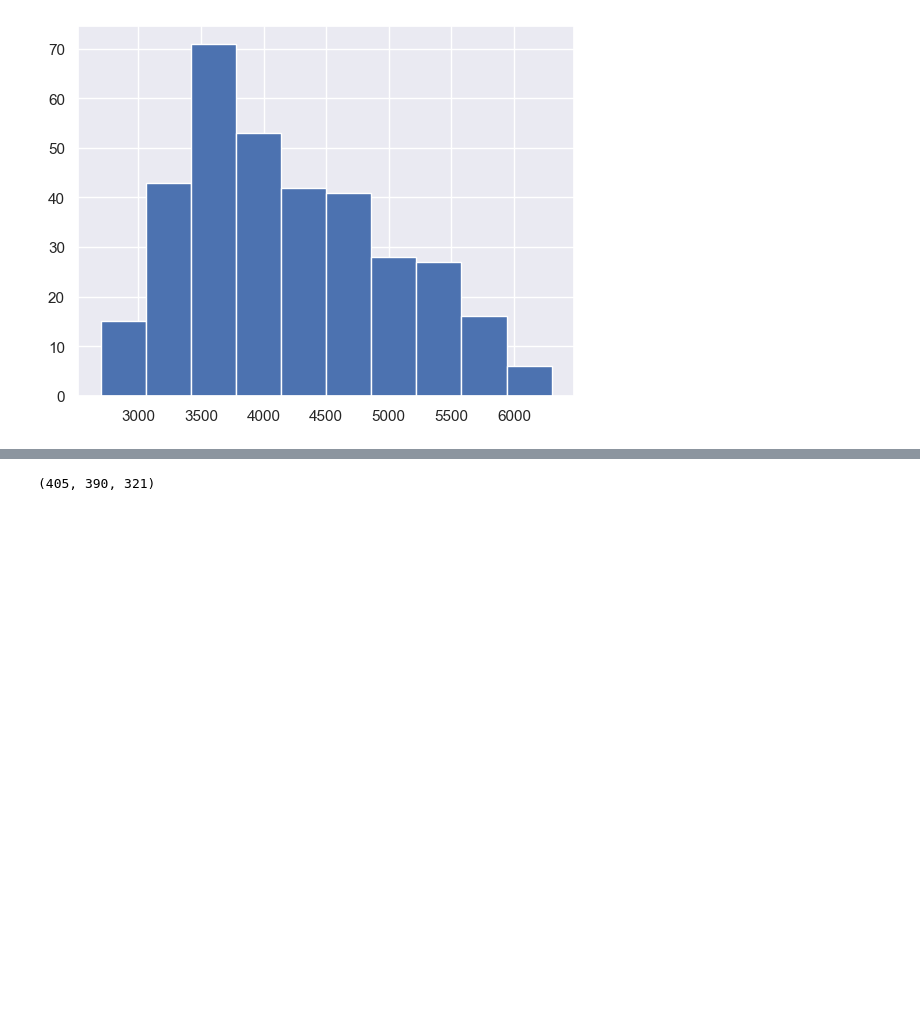
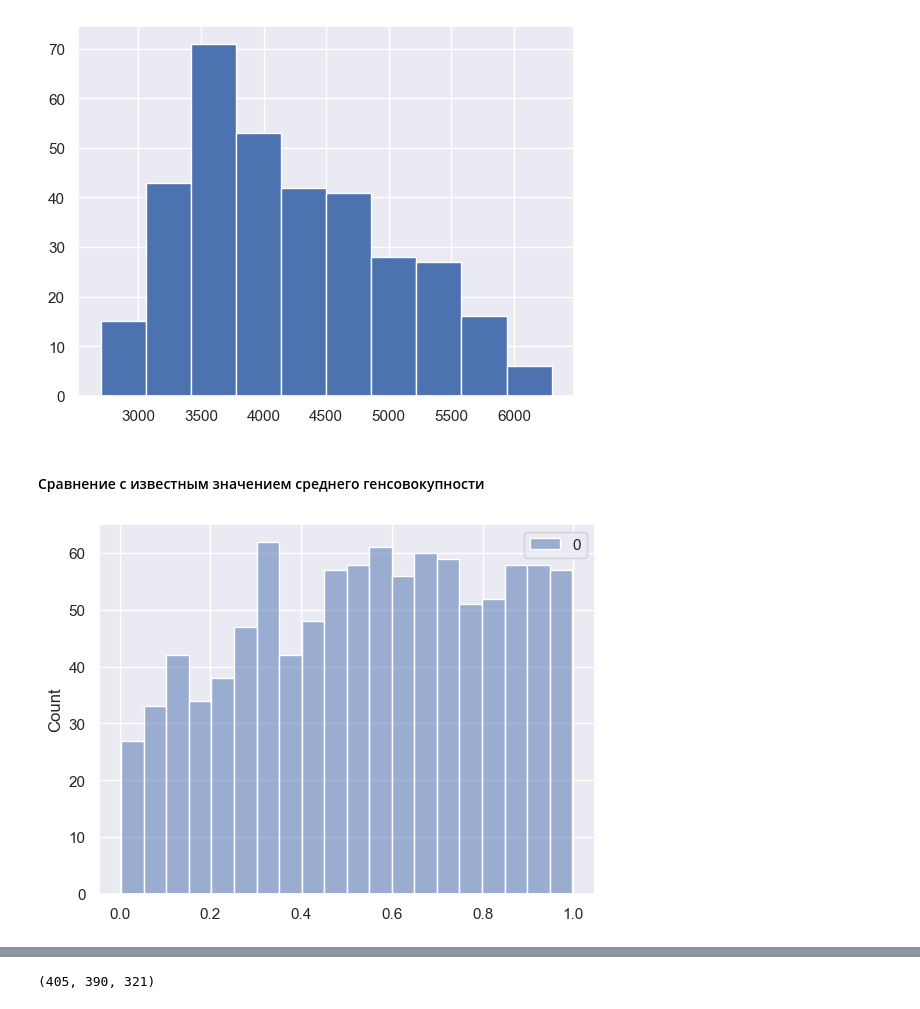
Before and after one commit to gbrs/ipython_notebook_probes, a Jupyter notebook: Probe.ipynb, the cells around one changed output, grey strips where cells are left out. Saved outputs shown, nothing was run; the diff lists cells and outputs as text; code cells hidden in the pictures; blank space fills up the shorter version.

Commit message:
start studying the effect of sample size on statistical tests

```diff
--- a/Probe.ipynb
+++ b/Probe.ipynb
@@ -1017,13 +1025,3 @@ rle_encode('WWWWWWWWWBBBWWWWWWWWWWWWWWWWWWWWWWWWBWWWWWWWWWWWWWW')
 import scipy.stats as sps
 # %%
 df = sns.load_dataset('penguins')
-# %%
-# t-тест сравнения с известным значением
-# чем больше выборка тем чаще p-value = nan. Почему не понял
-N = 1000
-p_values = pd.DataFrame([0] * N)
-for i in range(N):
-    p_values.iloc[i] = sps.ttest_1samp(df.body_mass_g.sample(100), df.body_mass_g.mean())[1]
-    # print(p_values)
-print(p_values.isnull().sum())
-sns.histplot(p_values, bins=20);
@@ -1034,10 +1027,0 @@ dtype: int64
-# %%
-# не нашел одновыборочных критериев для сравнения с известным значением кроме ttest_1samp
-# можно ли в 2-хвыборочный критерий Вилкоксона запихать массив из известных значений :)
-N = 1000
-p_values = pd.DataFrame([0] * N)
-for i in range(N):
-    p_values.iloc[i] = sps.wilcoxon(df.body_mass_g.sample(10), [df.body_mass_g.mean()] * 10)[1]
-    # print(p_values)
-print(p_values.isnull().sum())
-sns.histplot(p_values, bins=20);
@@ -1048,9 +1027,0 @@ dtype: int64
-# %%
-# о сущности теста Колмогорова-мирнова я явно не догадываюсь
-N = 1000
-p_values = pd.DataFrame([0] * N)
-for i in range(N):
-    p_values.iloc[i] = sps.ks_2samp(df.body_mass_g.sample(10), [df.body_mass_g.mean()] * 10)[1]
-    # print(p_values)
-print(p_values.isnull().sum())
-sns.histplot(p_values, bins=20);
@@ -1062,3 +1031,15 @@ dtype: int64
 df.body_mass_g.hist();
 # %% [output]
 [figure]
+# %% [markdown]
+#### Сравнение с известным значением среднего генсовокупности
+# %%
+# t-тест сравнения с известным значением
+N = 1000
+p_values = pd.DataFrame([0] * N)
+for i in range(N):
+    p_values.iloc[i] = sps.ttest_1samp(bmg.sample(100), bmg.mean())[1]
+    # print(p_values)
+sns.histplot(p_values, bins=20);
+# %% [output]
+[figure, added]
```
Also changed, not shown: parts of 28 cells of this notebook.
